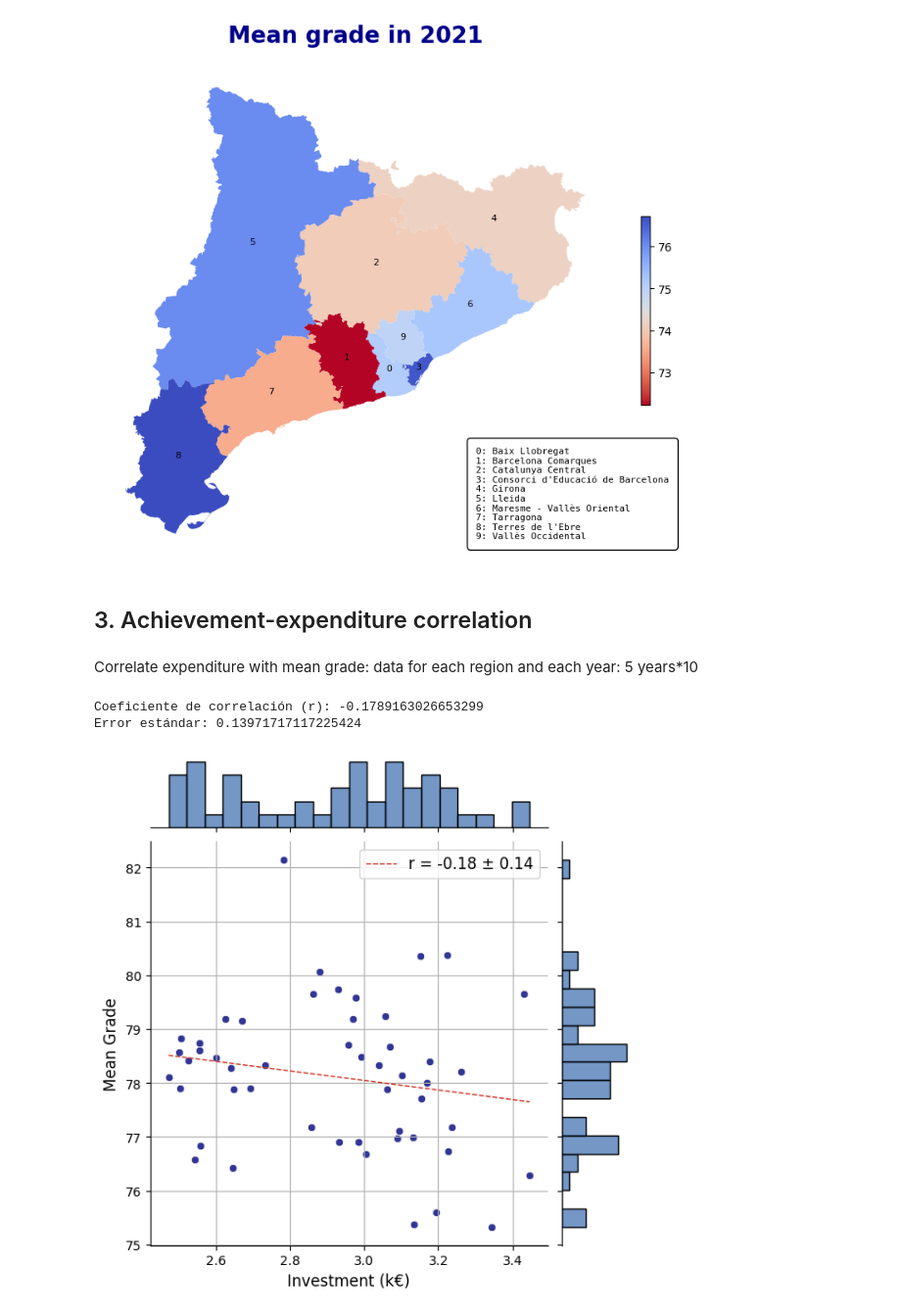
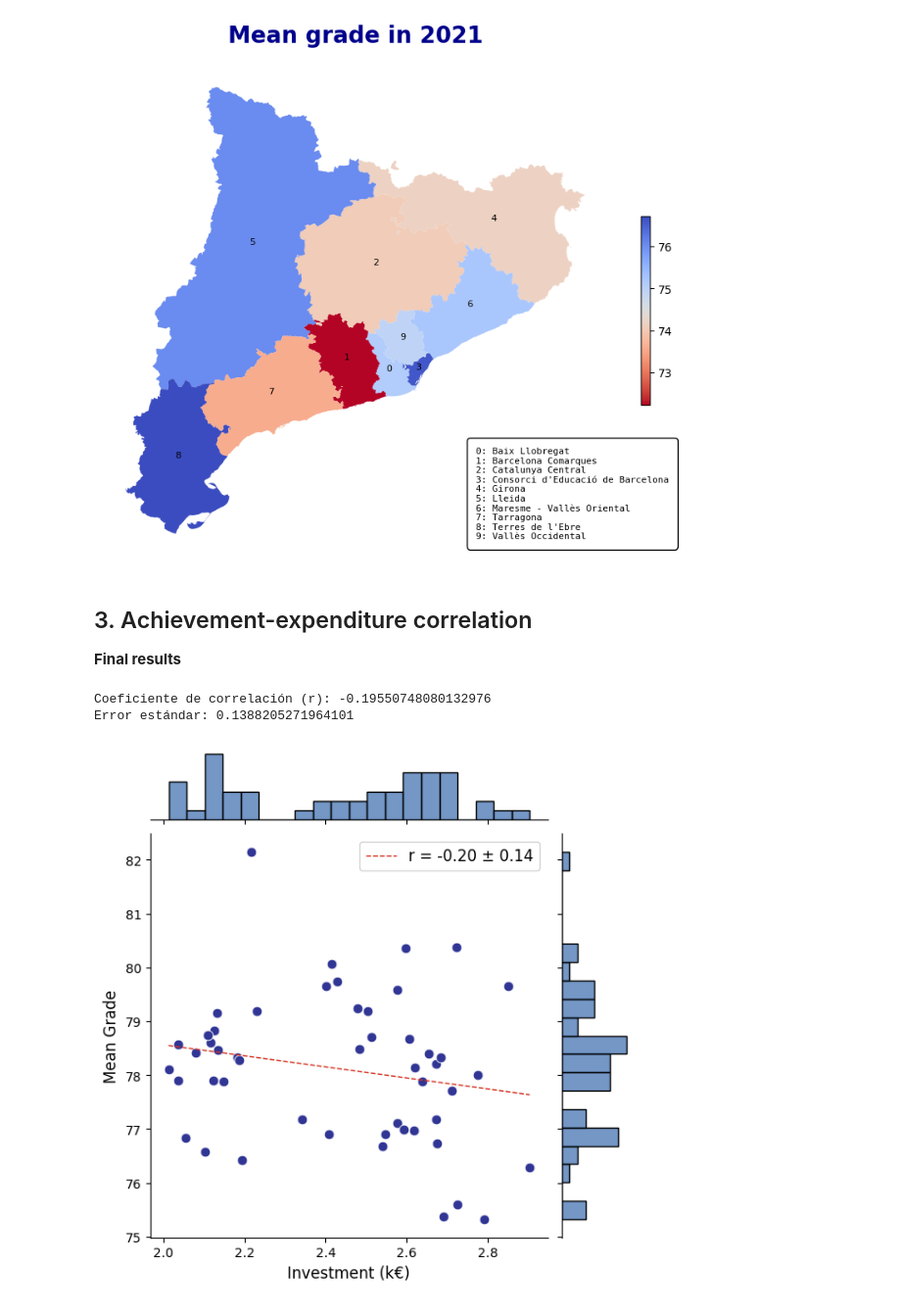
Before and after one commit to edejuan2002/avdm_Competecies, a Jupyter notebook: Eduardo/ed_approach.ipynb, the cells around one changed output. Shown at 98% size. Drawn from its saved outputs; the diff is of its cells as text; code cells hidden in the pictures.

```diff
--- a/Eduardo/ed_approach.ipynb
+++ b/Eduardo/ed_approach.ipynb
@@ -32,6 +32,8 @@ comp = pd.DataFrame.from_records(results)
 
 # Modify what it is wrong in the dataframe:
 comp['genere'] = comp['genere'].replace({'Home': 'H', 'Dona': 'D'})
+
+comp['any'] = comp['any'].apply(pd.to_numeric, errors='coerce')
 # %% [markdown]
 ## Database expenditure on private schools
 # %%
@@ -84,4 +86,6 @@ plt.show()
 [figure]
 # %% [markdown]
 ### Spatial distribution
+# %%
+comp = comp[comp["any"] > 2017].copy() #This are the courses that will be compatible with investment dataset
 # %%
@@ -231,3 +236,4 @@ mean_map(2021)
 [figure]
 # %% [markdown]
 ## 3. Achievement-expenditure correlation
+**Final results**
@@ -239,30 +240,38 @@ priv_clean = c_priv.dropna(subset=['mean_grade'])
-# %% [markdown]
-Correlate expenditure with mean grade: data for each region and each year: 5 years*10
 # %%
 # Data preparation
+
+# Competences dataset
+c_priv = comp2[comp2["naturalesa"] == "Privat"].copy()
+c_priv.rename(columns={'any': 'curs_escolar'}, inplace=True)
+
+priv_clean = c_priv.dropna(subset=['mean_grade'])
+
+# Investment dataset
 gprim2 = gprim.copy()
 gprim2['curs_escolar'] = gprim['curs_escolar'].str.split('-').str[1] #so that they have the same format
 # To convert
-columns_to_convert = ['brut', 'alumnes_pri', 'alumnes_eso', 'alumnes_batx', 'alumnes_cfpm','alumnes_cfps']
-
+columns_to_convert = ['curs_escolar','brut', 'alumnes_pri', 'unitats_concertades_ede', 'unitats_concertades_einf', 'unitats_concertades_pri','unitats_concertades_eso','unitats_concertades_cfpm','unitats_concertades_batx','unitats_concertades_cfps']
 # Aplicar la conversión a todas las columnas en la lista
 gprim2[columns_to_convert] = gprim2[columns_to_convert].apply(pd.to_numeric, errors='coerce')
 # %%
+# The aim of this code will be producing the dataframe df_corrs,
+# which contains the mean grades and investment per pupil for each course and region
+
 # Expenditure of each area and year
 df_gastos = mncps.merge(gprim2,on = 'municipi').groupby(['curs_escolar', 'area_territorial'], as_index=False)['brut'].sum()
 # Expenditure/students of each area and year
-df_alumnos_total = mncps.merge(gprim2, on='municipi').groupby(['curs_escolar', 'area_territorial'], as_index=False).agg({'alumnes_pri': 'sum', 'alumnes_eso': 'sum', 'alumnes_batx': 'sum', 'alumnes_cfpm' : 'sum','alumnes_cfps': 'sum'})
-df_alumnos_total['al_total'] = df_alumnos_total[['alumnes_pri', 'alumnes_eso', 'alumnes_batx', 'alumnes_cfpm','alumnes_cfps']].sum(axis=1)
+df_alumnos_total = mncps.merge(gprim2, on='municipi').groupby(['curs_escolar', 'area_territorial'], as_index=False).agg({'alumnes_pri': 'sum', 'unitats_concertades_ede': 'sum', 'unitats_concertades_einf': 'sum', 'unitats_concertades_pri' : 'sum','unitats_concertades_eso': 'sum','unitats_concertades_cfpm': 'sum','unitats_concertades_batx': 'sum','unitats_concertades_cfps': 'sum'})
+df_alumnos_total['al_total'] = df_alumnos_total[['unitats_concertades_ede', 'unitats_concertades_einf', 'unitats_concertades_pri','unitats_concertades_eso','unitats_concertades_cfpm','unitats_concertades_batx','unitats_concertades_cfps']].sum(axis=1)
 
 df_merged = df_gastos.merge(df_alumnos_total, on=['curs_escolar', 'area_territorial'])
-df_merged['brut_per_alumne'] = df_merged['brut'] / df_merged['al_total']/1000 #  * df_merged['alumnes_pri']
+df_merged['brut_per_alumne'] = df_merged['brut'] / df_merged['al_total']/1000 /df_merged['alumnes_pri']*df_merged['unitats_concertades_pri']
 
 # Grades of each area and year
 df_grades = priv_clean.groupby(['curs_escolar', 'area_territorial'], as_index = False)['mean_grade'].mean()
 
 df_corrs = df_merged.merge(df_grades, on = ['curs_escolar', 'area_territorial'])
 
-df_corrs2 = df_corrs.copy()
+df_corrs2 = df_corrs.copy() # it will have the region codes for the map
 df_corrs2['area_territorial'] = (df_corrs.index % 10).astype(str) + ', ' + df_corrs['area_territorial']
 # %%
 # Correlation Coefficient
@@ -282,37 +291,38 @@ g = sns.jointplot(
     data=df_corrs2,
     x='brut_per_alumne',
     y='mean_grade',
     color='#313695',
     kind='scatter',  # Scatter plot in the center
+    s=60,
     marginal_kws=dict(bins=20, fill=True, color='#4575b4')  # Histograms style
 )
 
 # Add the regression line to the scatter plot
 sns.regplot(
     data=df_corrs,
     x='brut_per_alumne',
     y='mean_grade',
     scatter=False,
     color='#d7301f',
     ci=None,
     line_kws={'linestyle': '--', 'linewidth': 1},  # Dashed line and thinner width
     ax=g.ax_joint,  # Add the regression line to the main plot
     label=f'r = {corr_coeff:.2f} ± {SE_r:.2f}'  # Add the correlation info to the legend
 )
 
 # Customize axis labels
 g.set_axis_labels('Investment (k€)', 'Mean Grade', fontsize=12)
-g.ax_joint.grid(True)
+# g.ax_joint.grid(True)
 
 # Add the legend to the plot
 plt.legend(loc='upper right', fontsize=12)
 
 # Show the plot
 plt.show()
 # %% [output]
-Coeficiente de correlación (r): -0.1789163026653299
-Error estándar: 0.13971717117225424
+Coeficiente de correlación (r): -0.19550748080132976
+Error estándar: 0.1388205271964101
-[figure, old version]
+[figure, new version]
 # %%
 a_df = df_corrs2.groupby('area_territorial', as_index = False)['mean_grade'].mean()
 b_df = df_corrs2.groupby('area_territorial', as_index = False)['brut_per_alumne'].mean()
```
Also changed, not shown: parts of 6 cells of this notebook.
